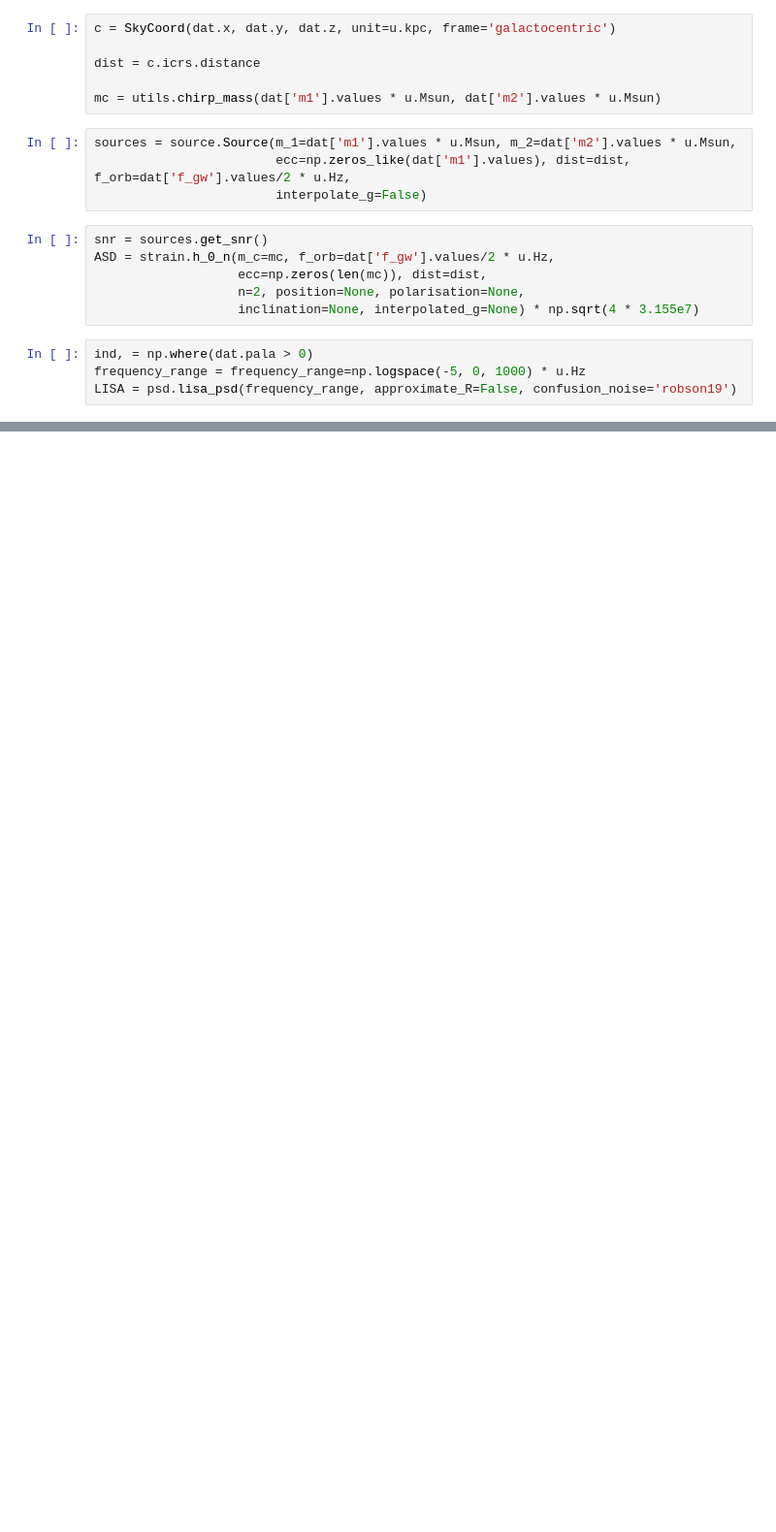
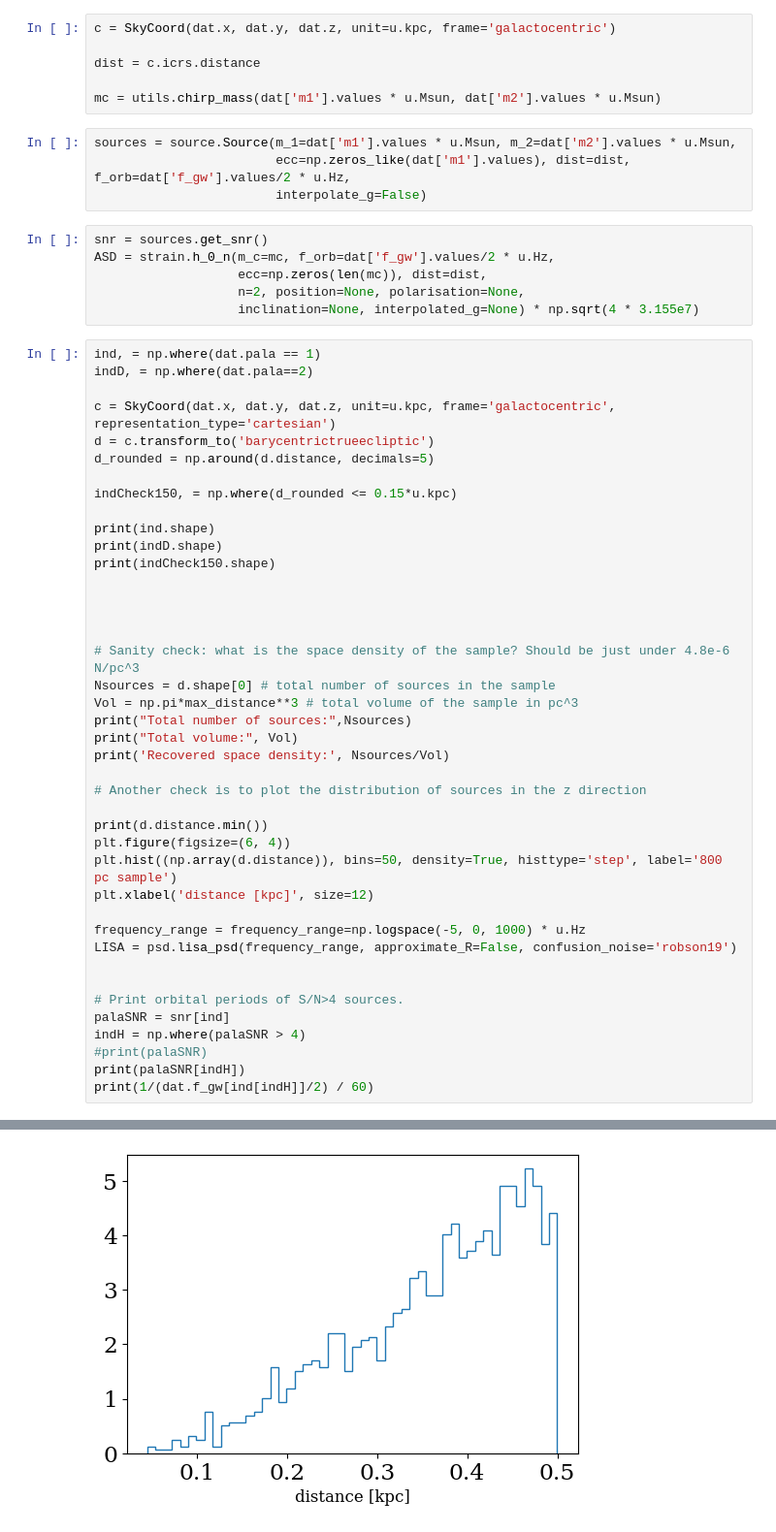
Before and after one commit to katiebreivik/cataclysmic-pileup, a Jupyter notebook: Generate_and_plot_sample.ipynb, the cells around one changed output, grey strips where cells are left out. Shown: that part at 97% size. Drawn from its saved outputs; the diff is of its cells as text; blank space fills up the shorter version.

```diff
--- a/Generate_and_plot_sample.ipynb
+++ b/Generate_and_plot_sample.ipynb
@@ -60,6 +70,44 @@ ASD = strain.h_0_n(m_c=mc, f_orb=dat['f_gw'].values/2 * u.Hz,
                    n=2, position=None, polarisation=None,
                    inclination=None, interpolated_g=None) * np.sqrt(4 * 3.155e7)
 # %%
-ind, = np.where(dat.pala > 0)
+ind, = np.where(dat.pala == 1)
+indD, = np.where(dat.pala==2)
+
+c = SkyCoord(dat.x, dat.y, dat.z, unit=u.kpc, frame='galactocentric', representation_type='cartesian')
+d = c.transform_to('barycentrictrueecliptic')
+d_rounded = np.around(d.distance, decimals=5)
+
+indCheck150, = np.where(d_rounded <= 0.15*u.kpc)
+
+print(ind.shape)
+print(indD.shape)
+print(indCheck150.shape)
+
+
+
+
+# Sanity check: what is the space density of the sample? Should be just under 4.8e-6 N/pc^3
+Nsources = d.shape[0] # total number of sources in the sample
+Vol = np.pi*max_distance**3 # total volume of the sample in pc^3
+print("Total number of sources:",Nsources)
+print("Total volume:", Vol)
+print('Recovered space density:', Nsources/Vol)
+
+# Another check is to plot the distribution of sources in the z direction
+
+print(d.distance.min())
+plt.figure(figsize=(6, 4))
+plt.hist((np.array(d.distance)), bins=50, density=True, histtype='step', label='800 pc sample')
+plt.xlabel('distance [kpc]', size=12)
+
 frequency_range = frequency_range=np.logspace(-5, 0, 1000) * u.Hz
 LISA = psd.lisa_psd(frequency_range, approximate_R=False, confusion_noise='robson19')
+
+
+# Print orbital periods of S/N>4 sources.
+palaSNR = snr[ind]
+indH = np.where(palaSNR > 4)
+#print(palaSNR)
+print(palaSNR[indH])
+print(1/(dat.f_gw[ind[indH]]/2) / 60)
+# %% [output]
@@ -66 +126,2 @@ LISA = psd.lisa_psd(frequency_range, approximate_R=False, confusion_noise='robso
+[figure, added]
 # %%
```
Also changed, not shown: parts of 7 cells of this notebook, 7 other files.
